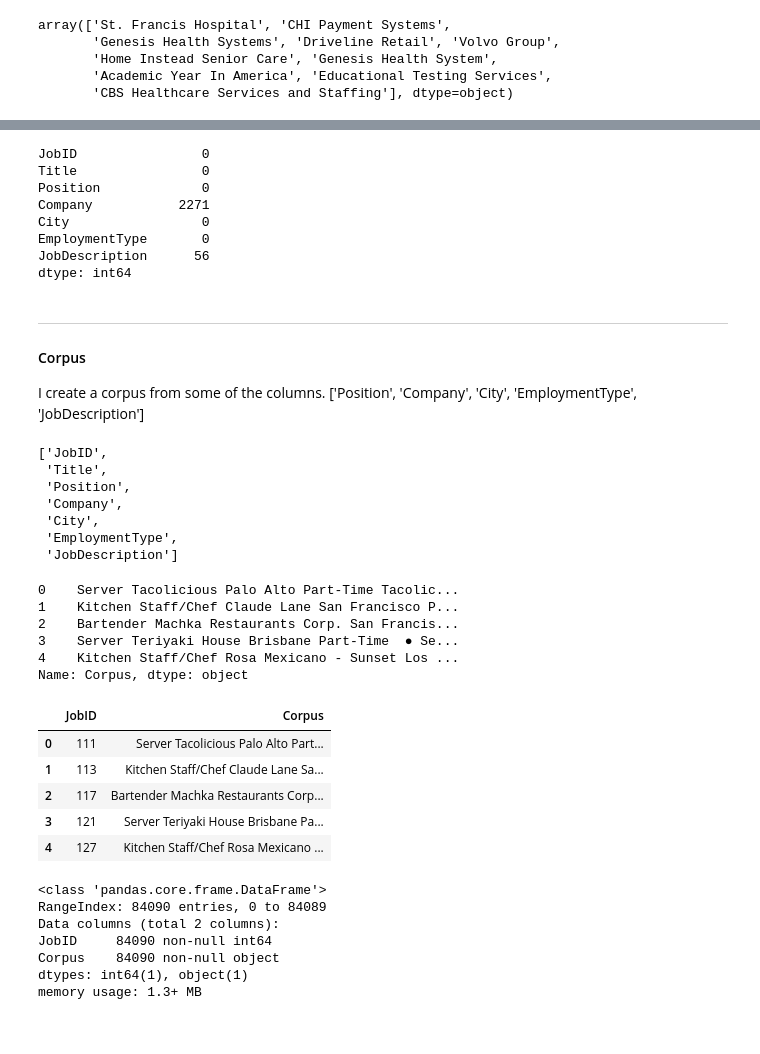
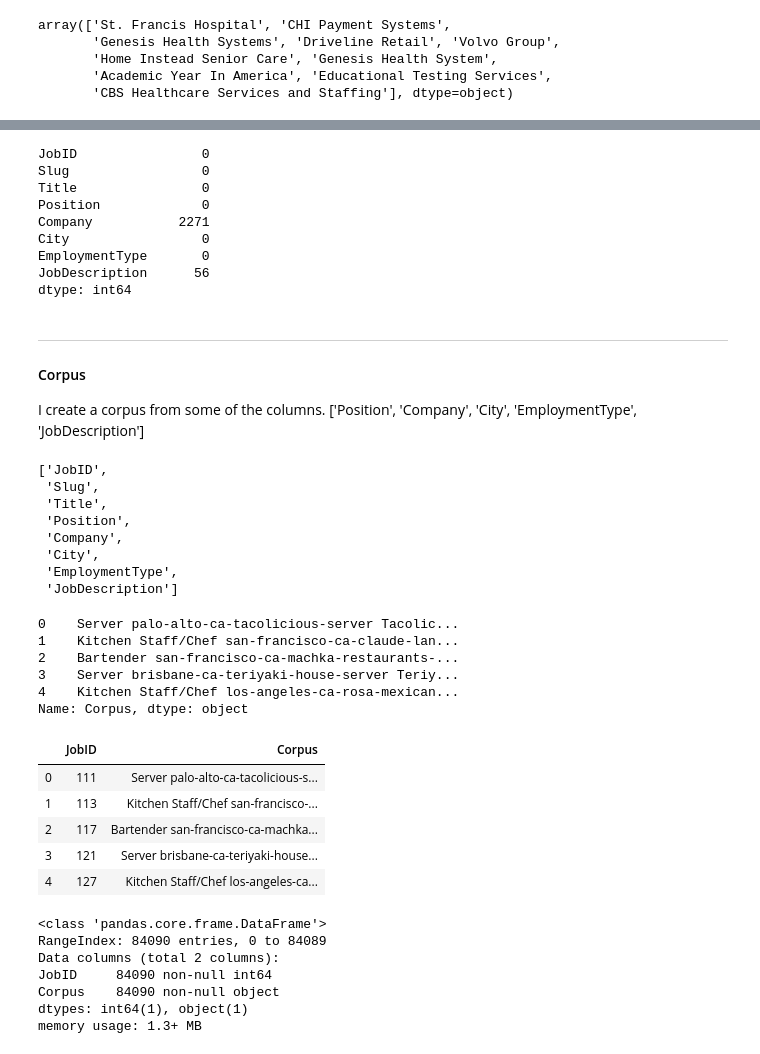
Before and after one commit to SamLevinSE/job_recommender_with_NLP, a Jupyter notebook: job_recommender_data_mining_JOBS.ipynb, the cells around one changed output, grey strips where cells are left out. Saved outputs shown, nothing was run; the diff lists cells and outputs as text; code cells hidden in the pictures.

```diff
--- a/job_recommender_data_mining_JOBS.ipynb
+++ b/job_recommender_data_mining_JOBS.ipynb
@@ -53,7 +51,7 @@ Updated.At                0
 dtype: int64
 # %%
 # Dropping all the unnecessary columns and renaming them to easier and more readable names
-jobs = pd.DataFrame(jobs, columns=['Job.ID', 'Title', 'Position', 'Company', 'City', 'Employment.Type', 'Job.Description'])
-jobs.columns = ['JobID', 'Title', 'Position', 'Company','City', 'EmploymentType','JobDescription']
+jobs = pd.DataFrame(jobs, columns=['Job.ID', 'Slug', 'Title', 'Position', 'Company', 'City', 'Employment.Type', 'Job.Description'])
+jobs.columns = ['JobID', 'Slug', 'Title', 'Position', 'Company','City', 'EmploymentType','JobDescription']
 jobs.head()
 # %% [output]
@@ -85,16 +84,16 @@ array(['St. Francis Hospital', 'CHI Payment Systems',
        'CBS Healthcare Services and Staffing'], dtype=object)
 # %%
 # Googled the headquarter
-jobs.ix[jobs.Company == 'St. Francis Hospital', 'City'] = 'New York'
-jobs.ix[jobs.Company == 'CHI Payment Systems', 'City'] = 'Edmond'
-jobs.ix[jobs.Company == 'Genesis Health Systems', 'City'] = 'Davenport'
-jobs.ix[jobs.Company == 'Genesis Health System', 'City'] = 'Davenport'
-jobs.ix[jobs.Company == 'Driveline Retail', 'City'] = 'Coppell'
-jobs.ix[jobs.Company == 'Volvo Group', 'City'] = 'Washington'
-jobs.ix[jobs.Company == 'Home Instead Senior Care', 'City'] = 'Nebraska'
-jobs.ix[jobs.Company == 'Academic Year In America', 'City'] = 'Stamford'
-jobs.ix[jobs.Company == 'Educational Testing Services', 'City'] = 'Princeton'
-jobs.ix[jobs.Company == 'CBS Healthcare Services and Staffing', 'City'] = 'Urbandale'
+jobs.loc[jobs.Company == 'St. Francis Hospital', 'City'] = 'New York'
+jobs.loc[jobs.Company == 'CHI Payment Systems', 'City'] = 'Edmond'
+jobs.loc[jobs.Company == 'Genesis Health Systems', 'City'] = 'Davenport'
+jobs.loc[jobs.Company == 'Genesis Health System', 'City'] = 'Davenport'
+jobs.loc[jobs.Company == 'Driveline Retail', 'City'] = 'Coppell'
+jobs.loc[jobs.Company == 'Volvo Group', 'City'] = 'Washington'
+jobs.loc[jobs.Company == 'Home Instead Senior Care', 'City'] = 'Nebraska'
+jobs.loc[jobs.Company == 'Academic Year In America', 'City'] = 'Stamford'
+jobs.loc[jobs.Company == 'Educational Testing Services', 'City'] = 'Princeton'
+jobs.loc[jobs.Company == 'CBS Healthcare Services and Staffing', 'City'] = 'Urbandale'
 
 # Mistake in the company name
 jobs['Company'] = jobs['Company'].replace(['Genesis Health Systems'], 'Genesis Health System')
@@ -147,6 +129,7 @@ jobs.EmploymentType = jobs['EmploymentType'].fillna('Full-Time/Part-Time')
 jobs.isna().sum()
 # %% [output]
 JobID                0
+Slug                 0
 Title                0
 Position             0
 Company           2271
@@ -167,6 +153,7 @@ I create a corpus from some of the columns.
 list(jobs)
 # %% [output]
 ['JobID',
+ 'Slug',
  'Title',
  'Position',
  'Company',
@@ -174,25 +161,25 @@ list(jobs)
  'EmploymentType',
  'JobDescription']
 # %%
-jobs['Corpus'] = jobs['Position'].map(str)+' '+jobs.Company+' '+jobs.City+' '+jobs.EmploymentType+' '+jobs.JobDescription
+jobs['Corpus'] = jobs['Position'].map(str)+' '+jobs.Slug+' '+jobs.Company+' '+jobs.City+' '+jobs.EmploymentType+' '+jobs.JobDescription
 jobs.Corpus.head()
 # %% [output]
-0    Server Tacolicious Palo Alto Part-Time Tacolic...
-1    Kitchen Staff/Chef Claude Lane San Francisco P...
-2    Bartender Machka Restaurants Corp. San Francis...
-3    Server Teriyaki House Brisbane Part-Time  ● Se...
-4    Kitchen Staff/Chef Rosa Mexicano - Sunset Los ...
+0    Server palo-alto-ca-tacolicious-server Tacolic...
+1    Kitchen Staff/Chef san-francisco-ca-claude-lan...
+2    Bartender san-francisco-ca-machka-restaurants-...
+3    Server brisbane-ca-teriyaki-house-server Teriy...
+4    Kitchen Staff/Chef los-angeles-ca-rosa-mexican...
 Name: Corpus, dtype: object
 # %%
-jobs = jobs.drop(['Title', 'Position', 'Company', 'City', 'EmploymentType', 'JobDescription',], axis=1).fillna(' ')
+jobs = jobs.drop(['Title', 'Slug', 'Position', 'Company', 'City', 'EmploymentType', 'JobDescription',], axis=1).fillna(' ')
 jobs.head()
 # %% [output]
 |  | JobID | Corpus |
-| 0 | 111 | Server Tacolicious Palo Alto Part... |
-| 1 | 113 | Kitchen Staff/Chef Claude Lane Sa... |
-| 2 | 117 | Bartender Machka Restaurants Corp... |
-| 3 | 121 | Server Teriyaki House Brisbane Pa... |
-| 4 | 127 | Kitchen Staff/Chef Rosa Mexicano ... |
+| 0 | 111 | Server palo-alto-ca-tacolicious-s... |
+| 1 | 113 | Kitchen Staff/Chef san-francisco-... |
+| 2 | 117 | Bartender san-francisco-ca-machka... |
+| 3 | 121 | Server brisbane-ca-teriyaki-house... |
+| 4 | 127 | Kitchen Staff/Chef los-angeles-ca... |
 # %%
 jobs.info()
 # %% [output]
```
Also changed, not shown: parts of 20 cells of this notebook, 2 other files.
